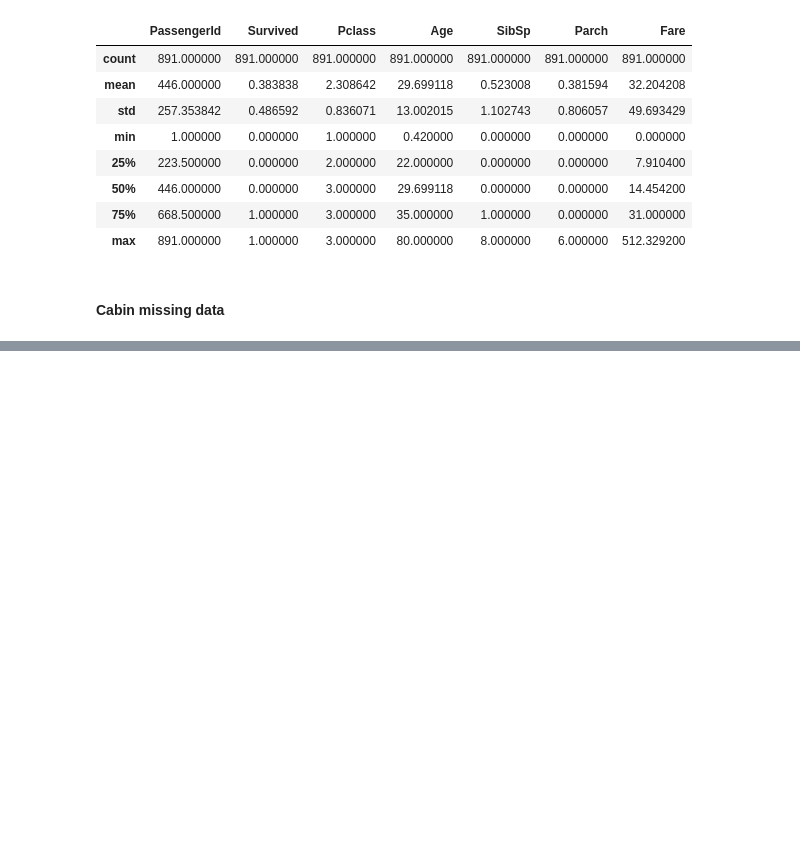
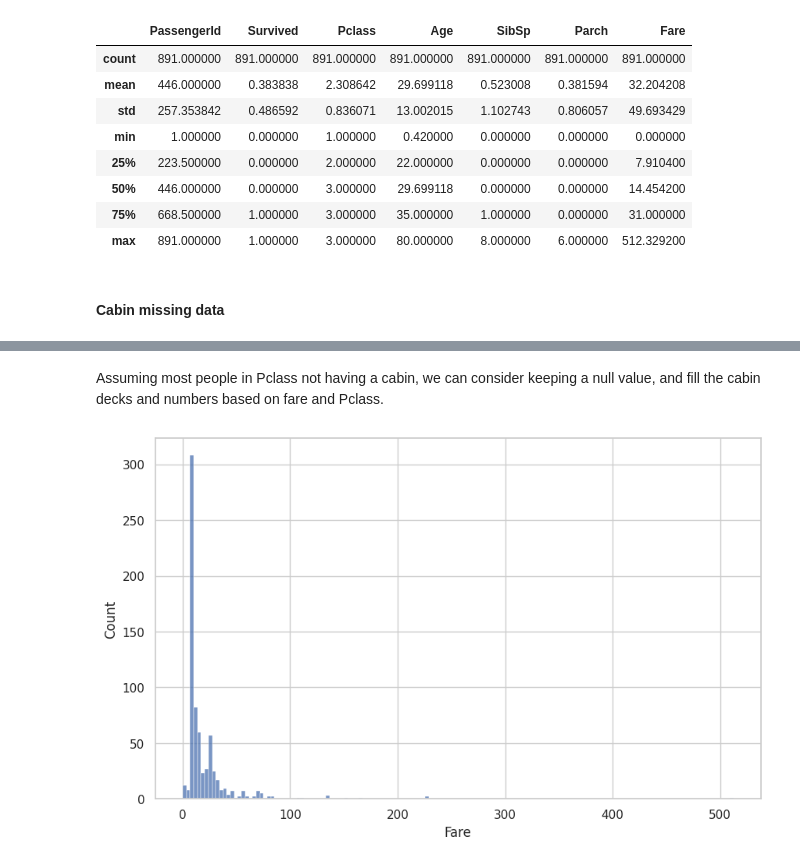
Before and after one commit to sivani-tutika/kaggle, a Jupyter notebook: Titanic - Machine Learning from Disaster/titanic01.ipynb, the cells around one changed output, grey strips where cells are left out. Cells and saved outputs as stored; diff of their text form; code cells hidden in the pictures; blank space fills up the shorter version.

```diff
--- a/Titanic - Machine Learning from Disaster/titanic01.ipynb
+++ b/Titanic - Machine Learning from Disaster/titanic01.ipynb
@@ -528,0 +633,13 @@ titanic_df.describe()
+# %% [markdown]
+Assuming most people in Pclass not having a cabin, we can consider keeping a null value, and fill the cabin decks and numbers based on fare and Pclass.
+# %%
+# Set the style of the visualization
+sns.set(style="whitegrid")
+
+
+plt.figure(figsize=(10, 6))
+sns.histplot(data=titanic_df[titanic_df['Cabin'].isna()], x='Fare')
+
+plt.show()
+# %% [output]
+[figure, added]
```
Also changed, not shown: parts of 15 cells of this notebook.
